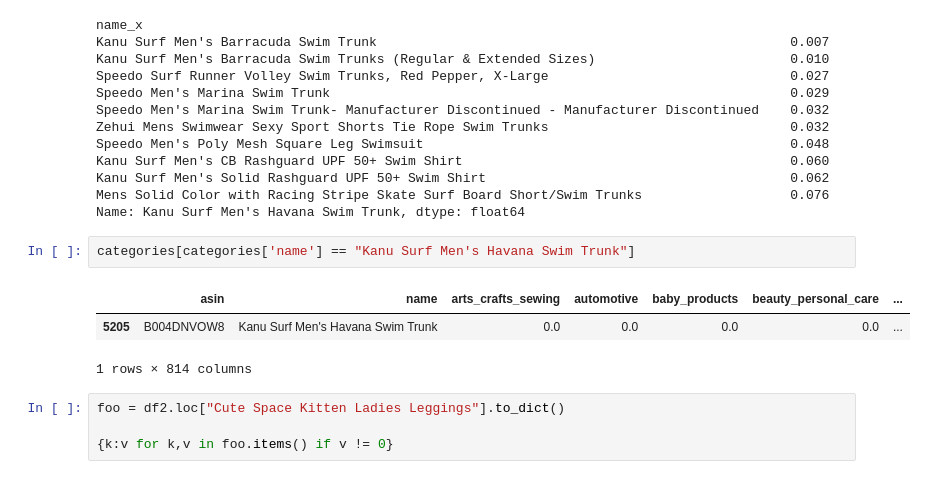
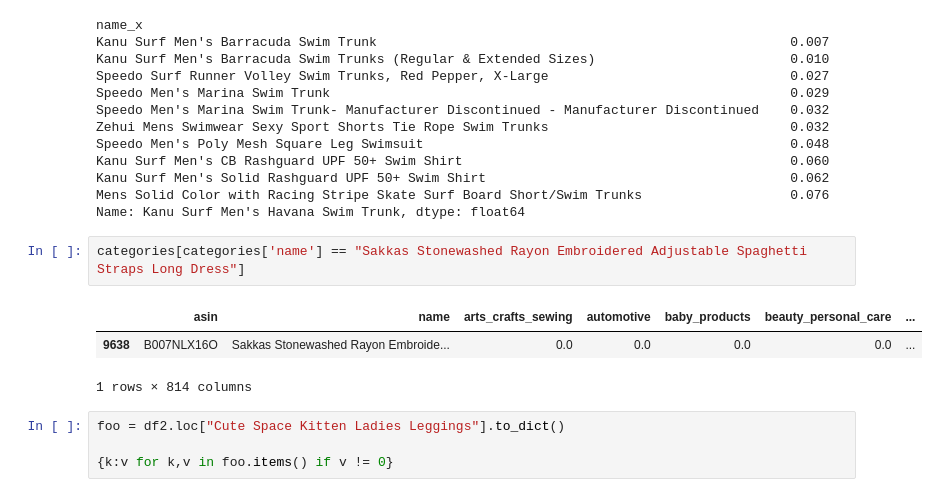
Before and after one commit to rachelkoenig10/recommender-system-capstone, a Jupyter notebook: 6_content-based-recommender.ipynb, the cells around one changed output. Drawn from its saved outputs; the diff is of its cells as text.

```diff
--- a/6_content-based-recommender.ipynb
+++ b/6_content-based-recommender.ipynb
@@ -890,12 +890,12 @@ Kanu Surf Men's CB Rashguard UPF 50+ Swim Shirt
 Kanu Surf Men's Solid Rashguard UPF 50+ Swim Shirt                                       0.062
 Mens Solid Color with Racing Stripe Skate Surf Board Short/Swim Trunks                   0.076
 Name: Kanu Surf Men's Havana Swim Trunk, dtype: float64
-# %%
-categories[categories['name'] == "Kanu Surf Men's Havana Swim Trunk"]
-# %% [output]
-|  | asin | name | arts_crafts_sewing | automotive | baby_products | beauty_personal_care | ... |
-| 5205 | B004DNVOW8 | Kanu Surf Men's Havana Swim Trunk | 0.0 | 0.0 | 0.0 | 0.0 | ... |
-1 rows × 814 columns
+# %%
+categories[categories['name'] == "Sakkas Stonewashed Rayon Embroidered Adjustable Spaghetti Straps Long Dress"]
+# %% [output]
+|  | asin | name | arts_crafts_sewing | automotive | baby_products | beauty_personal_care | ... |
+| 9638 | B007NLX16O | Sakkas Stonewashed Rayon Embroide... | 0.0 | 0.0 | 0.0 | 0.0 | ... |
+1 rows × 814 columns
 # %%
 foo = df2.loc["Cute Space Kitten Ladies Leggings"].to_dict()
 
```
Also changed, not shown: parts of 2 cells of this notebook, 3 other files.
